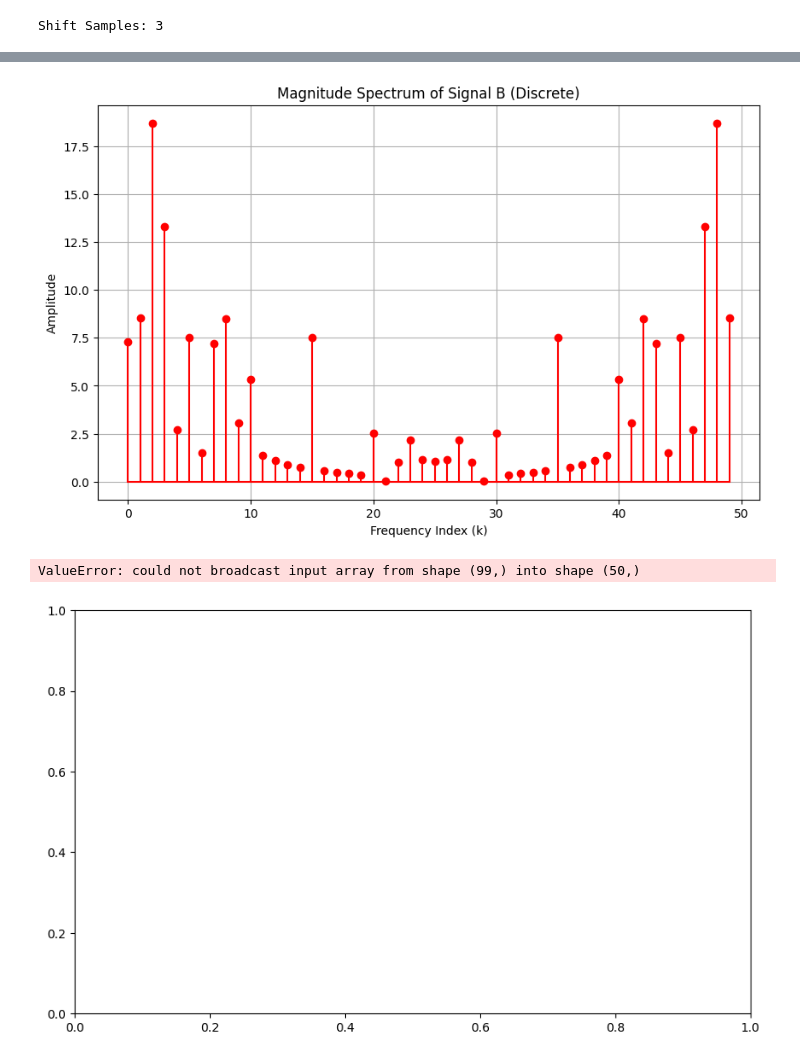
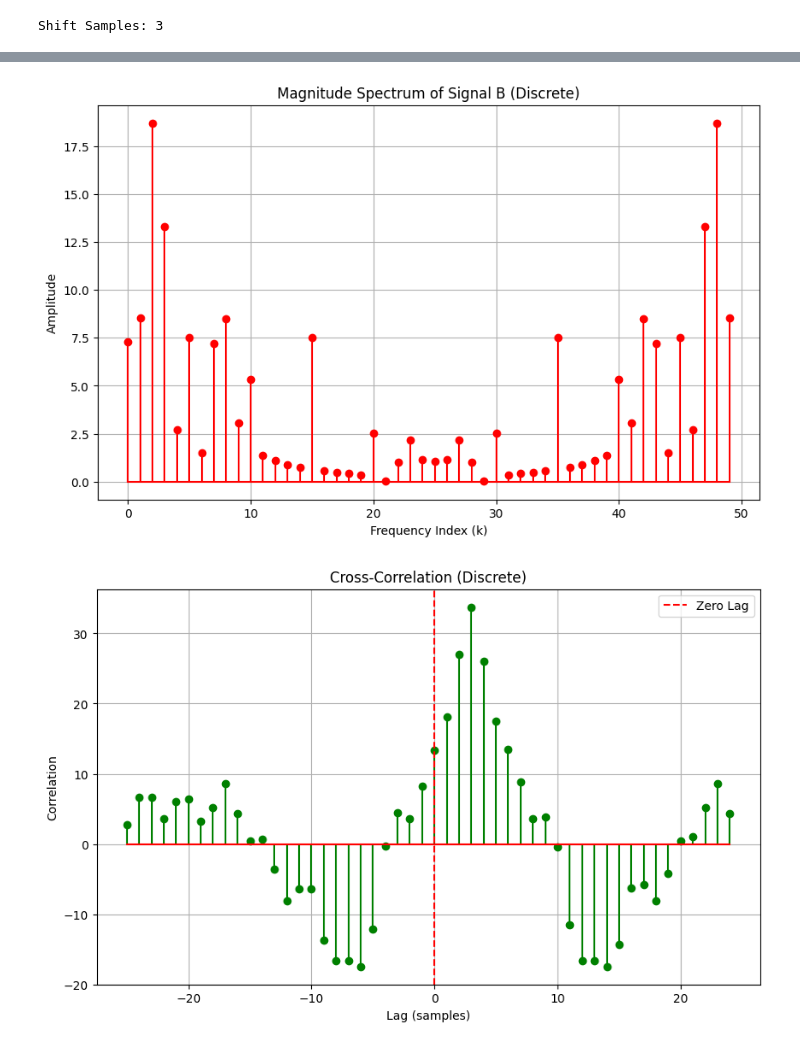
Before and after one commit to Shams-Simanto/CSE220, a Jupyter notebook: Offline_4/Task1.ipynb, the cells around one changed output, grey strips where cells are left out. Drawn from its saved outputs; the diff is of its cells as text; code cells hidden in the pictures.

```diff
--- a/Offline_4/Task1.ipynb
+++ b/Offline_4/Task1.ipynb
@@ -1,4 +1,5 @@
 # %%
+
 import numpy as np
 import matplotlib.pyplot as plt
 n=50
@@ -83,7 +84,8 @@ def cross_correlation(signal_A, signal_B):
     dft_B = dft(signal_B)
 
     # Step 2: Compute the frequency-domain cross-correlation
-    cross_corr_freq = dft_A * np.conj(dft_B)
+    #cross_corr_freq = dft_A * np.conj(dft_B)
+    cross_corr_freq = dft_B * np.conj(dft_A)
 
     # Step 3: Compute IDFT to obtain cross-correlation in time domain
     cross_corr_time = idft(cross_corr_freq)
@@ -177,32 +179,31 @@ plt.show()
 # plt.ylabel("Correlation")
 # plt.legend()
 # plt.grid(True)
 # plt.show()
 
 # Compute cross-correlation
 cross_corr = cross_correlation(signal_A, signal_B)
 
 # Generate lag indices
 lags = np.arange(-n // 2, n // 2)
 
 # Roll the cross-correlation result for proper alignment
 cross_corr = np.roll(cross_corr, n // 2)
 
 # Plot Cross-Correlation (Discrete)
 plt.figure(figsize=(10, 6))
 plt.stem(lags, cross_corr, linefmt='g-', markerfmt='go', basefmt='r-')
 plt.title("Cross-Correlation (Discrete)")
 plt.xlabel("Lag (samples)")
 plt.ylabel("Correlation")
 plt.axvline(0, color='red', linestyle='--', label="Zero Lag")
 plt.legend()
 plt.grid(True)
 plt.show()
 # %% [output]
 Shift Samples: 3
 [figure]
 [figure]
 [figure]
 [figure]
-ValueError: could not broadcast input array from shape (99,) into shape (50,)
-[figure, old version]
+[figure, new version]
```
